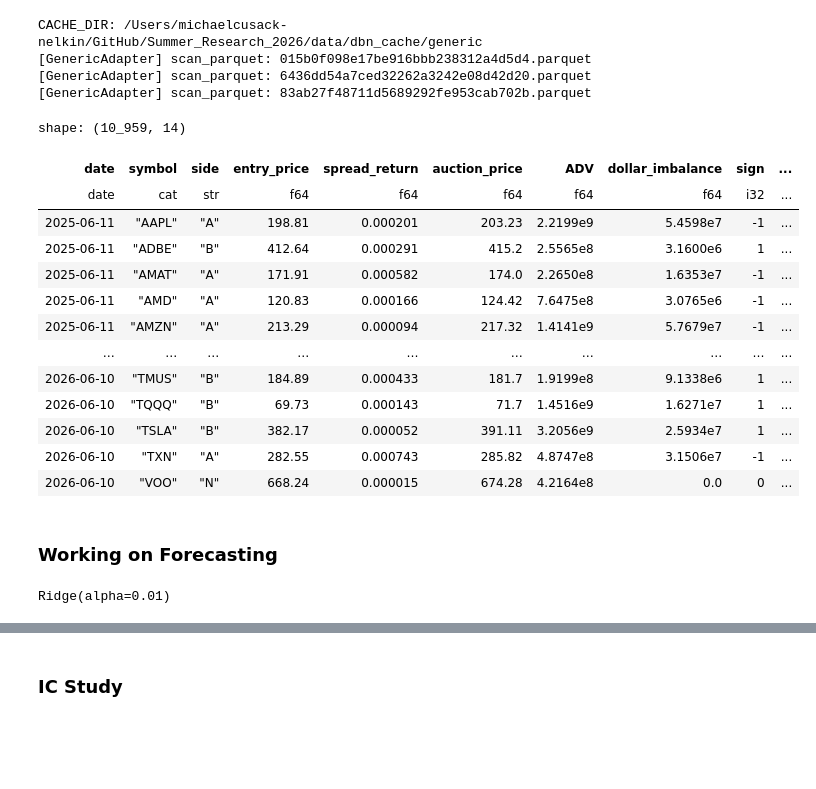
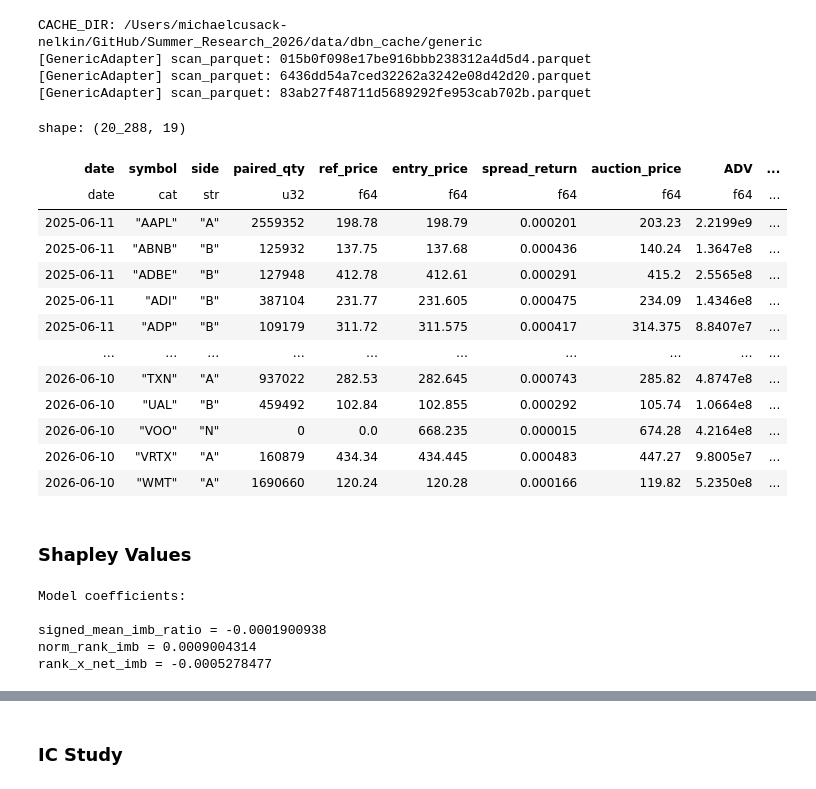
Before and after one commit to MichaelCusackNelkin/Summer_Research_2026, a Jupyter notebook: forecast/forecasting.ipynb, the cells around one changed output, grey strips where cells are left out. Drawn from its saved outputs; the diff is of its cells as text; code cells hidden in the pictures; blank space fills up the shorter version.

```diff
--- a/forecast/forecasting.ipynb
+++ b/forecast/forecasting.ipynb
@@ -37,7 +37,7 @@ df_imbalance = (
         dataset=DATASET,
         schema="imbalance"
     )
-    .select(["ts_event", "symbol", "side", "total_imbalance_qty"])
+    .select(["ts_event", "symbol", "side", "total_imbalance_qty", "paired_qty", "ref_price"])
     .with_columns(
         pl.col('ts_event').dt.convert_time_zone("America/New_York"),
         pl.col("symbol").cast(pl.Categorical)
@@ -146,75 +158,90 @@ data = (
     .join(close_trades, on=["date", "symbol"])
     .join(auction, on=["date", "symbol"])
     .join(avg_daily_dollar_volume, on=["date", "symbol"])
+    .join(recent_return, on=["date", "symbol"])
     .sort(["date", "symbol"])
     .with_columns(
-        (pl.col("total_imbalance_qty") * pl.col("entry_price")).alias("dollar_imbalance"),
+        (pl.col("total_imbalance_qty") * pl.col("ref_price")).alias("dollar_imbalance"),
+        (pl.col("paired_qty") * pl.col("ref_price")).alias("paired_dollars"),
         (
             pl.when(pl.col("side") == "B").then(1)
             .when(pl.col("side") == "A").then(-1)
             .when(pl.col("side") == "N").then(0)
         ).alias("sign"),
+    )
+    .with_columns(
         (
-            pl.when(pl.col("side") == "B").then(1)
-            .when(pl.col("side") == "A").then(-1)
-            .when(pl.col("side") == "N").then(0)
-            *(pl.col("total_imbalance_qty") * pl.col("entry_price"))
+            pl.col("sign") * pl.col("dollar_imbalance")
         ).alias("signed_dollar_imbalance")
     )
     .drop(["total_imbalance_qty"])
     .drop_nulls()
     .with_columns(
         (
             (pl.col("signed_dollar_imbalance") / pl.col("ADV"))
             .clip(-1,1)
         ).alias("signed_mean_imb_ratio"),
-        (
-            (pl.col("signed_dollar_imbalance") / pl.col("dollar_imbalance").mean().over(pl.col("date")))
-        ).alias("signed_cross_imb_ratio"),
         # (
-        #     ((pl.col("dollar_imbalance").rank().over(pl.col("date")) - pl.col("dollar_imbalance").rank().mean().over(pl.col("date"))) / pl.col("dollar_imbalance").rank().std().over(pl.col("date")))
-        #     *pl.col("sign")
-        # ).alias("zscore_rank_imb"),
+        #     (pl.col("signed_dollar_imbalance") / pl.col("dollar_imbalance").mean().over(pl.col("date")))
+        # ).alias("signed_cross_imb_ratio"),
         (
             ((pl.col("signed_dollar_imbalance").rank().over(pl.col("date")) - pl.col("signed_dollar_imbalance").rank().min().over(pl.col("date")))
              / (pl.col("signed_dollar_imbalance").rank().max().over(pl.col("date")) - pl.col("signed_dollar_imbalance").rank().min().over(pl.col("date"))))
              * 2 - 1
-        ).alias("zscore_rank_imb"),
+        ).alias("norm_rank_imb"),
+        (
+            pl.col("signed_dollar_imbalance").sum().over("date") / pl.col("paired_dollars").sum().over("date")
+        ).alias("net_signed_imb"),
         (
             (pl.col("auction_price") - pl.col("entry_price")) / pl.col("entry_price")
         ).alias("return_to_close")
+    )
+    .with_columns(
+        # (pl.col("signed_mean_imb_ratio") * pl.col("recent_return")).alias("imb_x_recent_return"),
+        # (pl.col("norm_rank_imb") * pl.col("recent_return")).alias("rank_x_recent_return"),
+        (pl.col("norm_rank_imb") * pl.col("net_signed_imb")).alias("rank_x_net_imb")
     )
 )
 
 # The dataframe we will be working with
 data
 # %% [output]
-shape: (10_959, 14)
+shape: (20_288, 19)
-| date | symbol | side | entry_price | spread_return | auction_price | ADV | dollar_imbalance | sign | ... |
-| date | cat | str | f64 | f64 | f64 | f64 | f64 | i32 | ... |
-| 2025-06-11 | "AAPL" | "A" | 198.81 | 0.000201 | 203.23 | 2.2199e9 | 5.4598e7 | -1 | ... |
-| 2025-06-11 | "ADBE" | "B" | 412.64 | 0.000291 | 415.2 | 2.5565e8 | 3.1600e6 | 1 | ... |
-| 2025-06-11 | "AMAT" | "A" | 171.91 | 0.000582 | 174.0 | 2.2650e8 | 1.6353e7 | -1 | ... |
-| 2025-06-11 | "AMD" | "A" | 120.83 | 0.000166 | 124.42 | 7.6475e8 | 3.0765e6 | -1 | ... |
-| 2025-06-11 | "AMZN" | "A" | 213.29 | 0.000094 | 217.32 | 1.4141e9 | 5.7679e7 | -1 | ... |
+| date | symbol | side | paired_qty | ref_price | entry_price | spread_return | auction_price | ADV | ... |
+| date | cat | str | u32 | f64 | f64 | f64 | f64 | f64 | ... |
+| 2025-06-11 | "AAPL" | "A" | 2559352 | 198.78 | 198.79 | 0.000201 | 203.23 | 2.2199e9 | ... |
+| 2025-06-11 | "ABNB" | "B" | 125932 | 137.75 | 137.68 | 0.000436 | 140.24 | 1.3647e8 | ... |
+| 2025-06-11 | "ADBE" | "B" | 127948 | 412.78 | 412.61 | 0.000291 | 415.2 | 2.5565e8 | ... |
+| 2025-06-11 | "ADI" | "B" | 387104 | 231.77 | 231.605 | 0.000475 | 234.09 | 1.4346e8 | ... |
+| 2025-06-11 | "ADP" | "B" | 109179 | 311.72 | 311.575 | 0.000417 | 314.375 | 8.8407e7 | ... |
 | … | … | … | … | … | … | … | … | … | ... |
-| 2026-06-10 | "TMUS" | "B" | 184.89 | 0.000433 | 181.7 | 1.9199e8 | 9.1338e6 | 1 | ... |
-| 2026-06-10 | "TQQQ" | "B" | 69.73 | 0.000143 | 71.7 | 1.4516e9 | 1.6271e7 | 1 | ... |
-| 2026-06-10 | "TSLA" | "B" | 382.17 | 0.000052 | 391.11 | 3.2056e9 | 2.5934e7 | 1 | ... |
-| 2026-06-10 | "TXN" | "A" | 282.55 | 0.000743 | 285.82 | 4.8747e8 | 3.1506e7 | -1 | ... |
-| 2026-06-10 | "VOO" | "N" | 668.24 | 0.000015 | 674.28 | 4.2164e8 | 0.0 | 0 | ... |
+| 2026-06-10 | "TXN" | "A" | 937022 | 282.53 | 282.645 | 0.000743 | 285.82 | 4.8747e8 | ... |
+| 2026-06-10 | "UAL" | "B" | 459492 | 102.84 | 102.855 | 0.000292 | 105.74 | 1.0664e8 | ... |
+| 2026-06-10 | "VOO" | "N" | 0 | 0.0 | 668.235 | 0.000015 | 674.28 | 4.2164e8 | ... |
+| 2026-06-10 | "VRTX" | "A" | 160879 | 434.34 | 434.445 | 0.000483 | 447.27 | 9.8005e7 | ... |
+| 2026-06-10 | "WMT" | "A" | 1690660 | 120.24 | 120.28 | 0.000166 | 119.82 | 5.2350e8 | ... |
 # %% [markdown]
-### Working on Forecasting
+### Shapley Values
 # %%
 import sklearn
 import statsmodels.api as sm
 
-features = ["signed_mean_imb_ratio", "zscore_rank_imb"]
+features = ["signed_mean_imb_ratio", "norm_rank_imb", "rank_x_net_imb"]
 
-X = data[features].to_pandas()
+scaler = sklearn.preprocessing.StandardScaler()
+
+X = scaler.fit_transform(data[features].to_pandas())
 y = data["return_to_close"].to_pandas()
 
-model = sklearn.linear_model.Ridge(alpha=0.01)
+model = sklearn.linear_model.Ridge(alpha=1e-1)
 model.fit(X,y)
+
+print("Model coefficients:\n")
+for i, f in enumerate(features):
+    print(f"{f} = {model.coef_[i]:,.10f}")
 # %% [output]
-Ridge(alpha=0.01)
+Model coefficients:
+
+signed_mean_imb_ratio = -0.0001900938
+norm_rank_imb = 0.0009004314
+rank_x_net_imb = -0.0005278477
```
Also changed, not shown: parts of 14 cells of this notebook, 2 other files.
